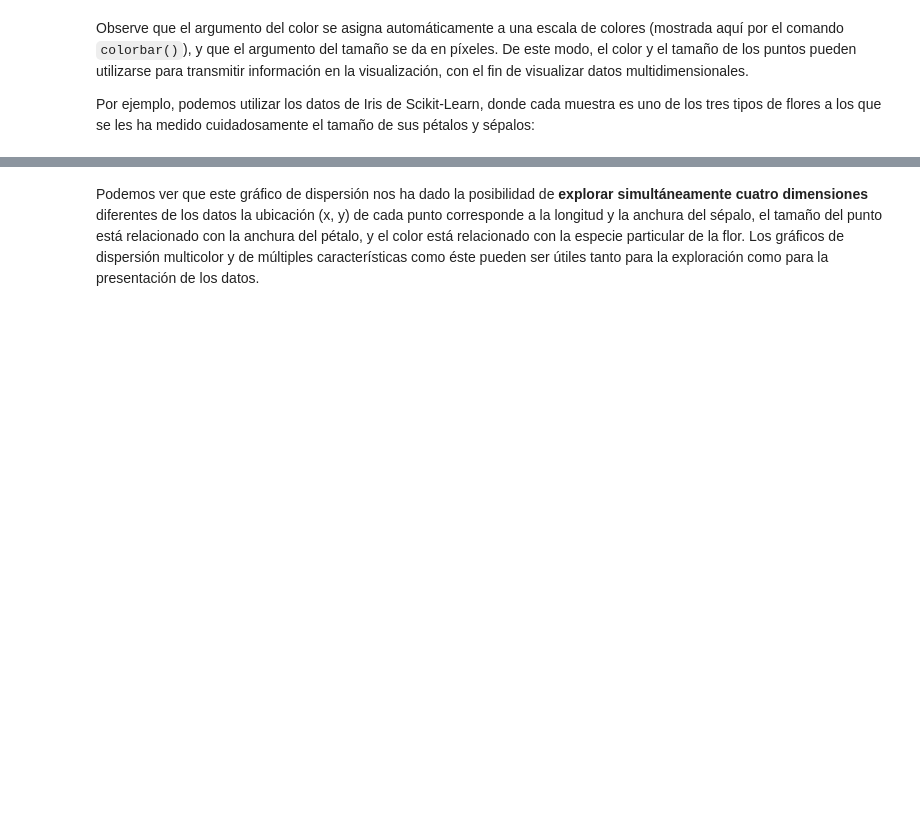
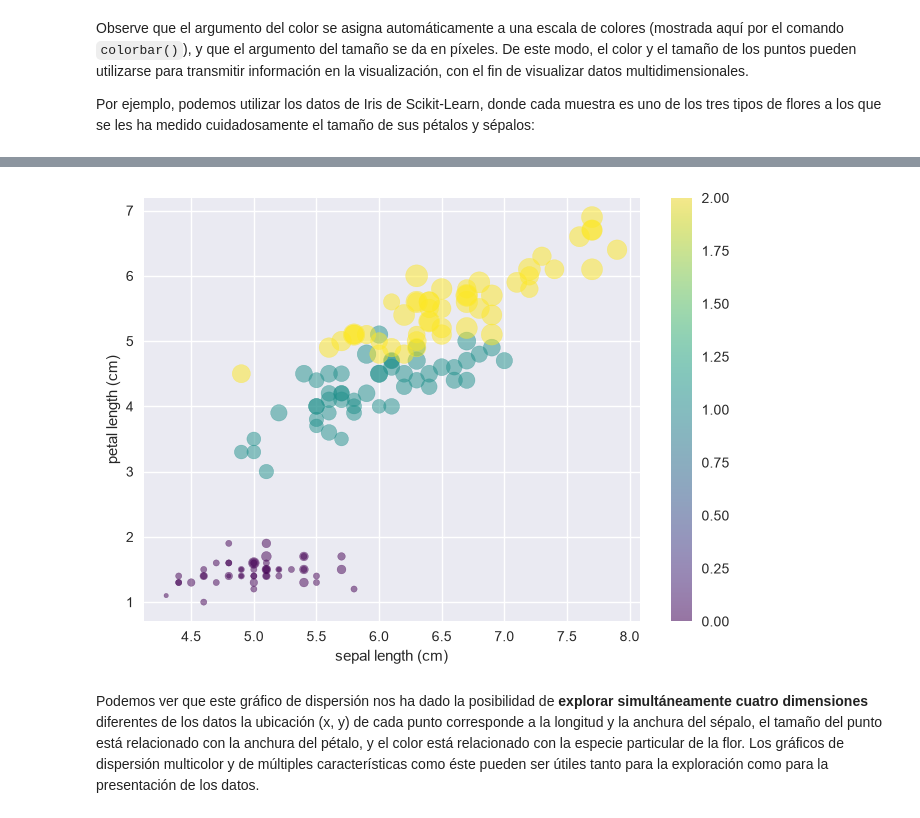
Before and after one commit to kapitonmary-ops/2026-10-BILBAO-FT-Data-Science, a Jupyter notebook: 2-Data_Analysis/6-Visualización/1-Matplotlib/Viz1-Matplotlib_2_Lineas_scatter_plots.ipynb, the cells around one changed output, grey strips where cells are left out. Saved outputs shown, nothing was run; the diff lists cells and outputs as text; code cells hidden in the pictures; blank space fills up the shorter version.

```diff
--- a/2-Data_Analysis/6-Visualización/1-Matplotlib/Viz1-Matplotlib_2_Lineas_scatter_plots.ipynb
+++ b/2-Data_Analysis/6-Visualización/1-Matplotlib/Viz1-Matplotlib_2_Lineas_scatter_plots.ipynb
@@ -259,11 +372,17 @@ iris.data
 # %%
-features = iris.data.T
-
+features = iris.data.T # график позволяет показать много занчений, используя цвет, размер кружка, расположение и тд
+# подходит для не очень большего кол-ва занчений, так как все переменные надо вносить вручную
 plt.scatter(features[0], features[2], alpha=0.5,
             s=100*features[3], c=iris.target, cmap='viridis')
 plt.xlabel(iris.feature_names[0])
 plt.ylabel(iris.feature_names[2])
 plt.colorbar();
+'''['sepal length (cm)',
+ 'sepal width (cm)',
+ 'petal length (cm)',
+ 'petal width (cm)']'''
+# %% [output]
+[figure, added]
 # %% [markdown]
 Podemos ver que este gráfico de dispersión nos ha dado la posibilidad de **explorar simultáneamente cuatro dimensiones** diferentes de los datos
 la ubicación (x, y) de cada punto corresponde a la longitud y la anchura del sépalo, el tamaño del punto está relacionado con la anchura del pétalo, y el color está relacionado con la especie particular de la flor.
```
Also changed, not shown: parts of 41 cells of this notebook, 5 other files.
